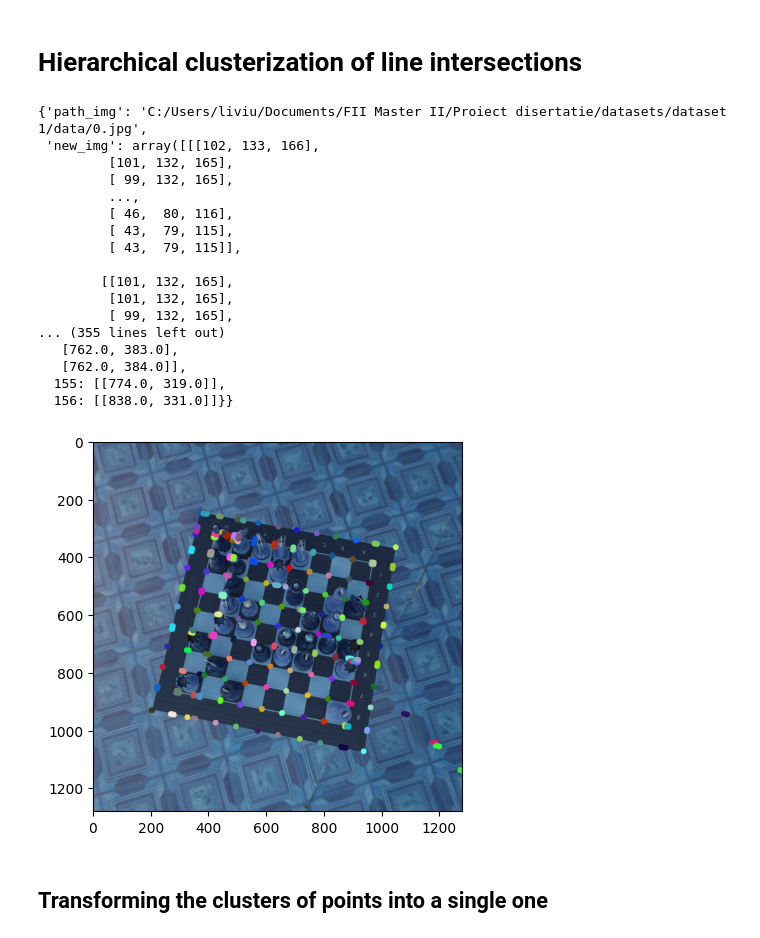
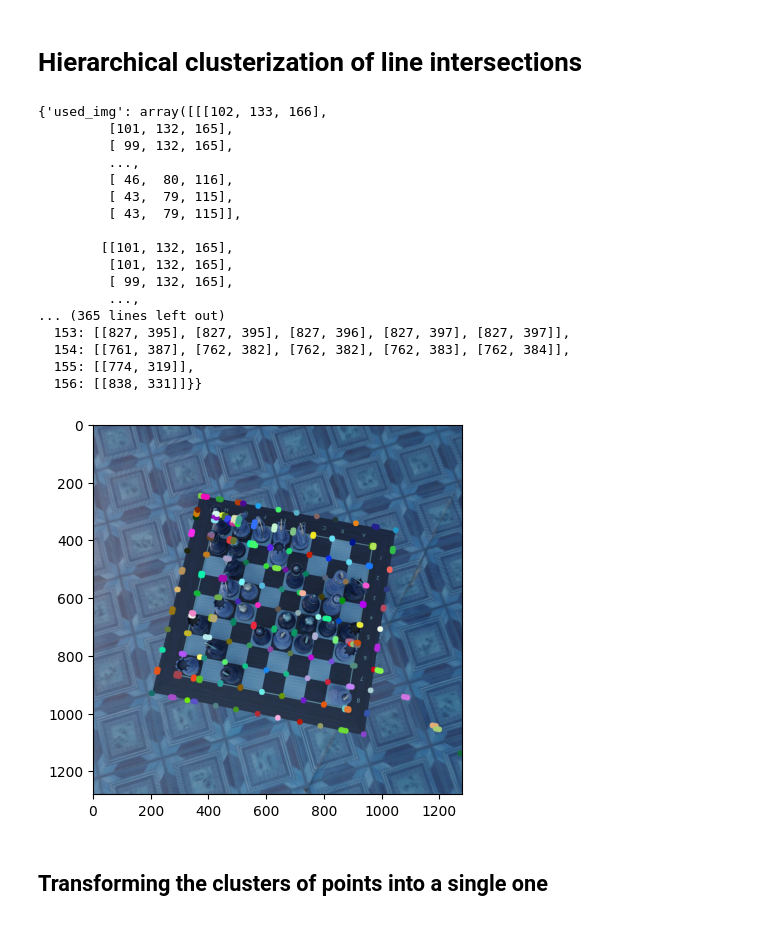
Before and after one commit to livonschistrate/Chess_in_CV_study, a Jupyter notebook: notebooks/hierarchical_clusterizations.ipynb, the cells around one changed output. Saved outputs shown, nothing was run; the diff lists cells and outputs as text; code cells hidden in the pictures.

```diff
--- a/notebooks/hierarchical_clusterizations.ipynb
+++ b/notebooks/hierarchical_clusterizations.ipynb
@@ -22,34 +22,34 @@ def line_distance(a, b):
     return np.linalg.norm(np.array(a) - np.array(b))
 
 
-def cluster_lines(filename, lines):
-    distances = pdist(lines, metric=line_distance)
+def cluster_lines(lines):
+    distances = pdist(lines['coords'], metric=line_distance)
     links = linkage(distances, method='single')
     cluster_ids = fcluster(links, 15, criterion='distance')
     n_clusters = np.unique(cluster_ids)
 
-    image_copy = cv.imread(filename)
+    image_copy = np.copy(lines['used_img'])
     # image_copy = cv.cvtColor(image_copy, cv.COLOR_BGR2RGB)
     cluster_colors = {i: (np.random.randint(0, 255), np.random.randint(0, 255), np.random.randint(0, 255)) for i in
                       n_clusters}
-    for line, cluster_id in zip(lines, cluster_ids):
+    for line, cluster_id in zip(lines['coords'], cluster_ids):
         cv.line(image_copy, (round(line[0]), round(line[1])), (round(line[2]), round(line[3])), cluster_colors[cluster_id], 10)
 
     plt.imshow(image_copy)
 
     cluster_dict = {key: [] for key in n_clusters}
     for i in range(len(cluster_ids)):
-        cluster_dict[cluster_ids[i]].append(lines[i])
+        cluster_dict[cluster_ids[i]].append(lines['coords'][i])
 
     clusters_found = {
-        'path_img': filename,
+        'used_img': lines['used_img'],
         'new_img': image_copy,
         'dict': cluster_dict
     }
 
     return clusters_found
 
-
-lines = hough_line_detect_response(read_image(filename))
-cluster_lines(filename, lines['coords'])
+canny_edges = canny_edge_response(read_image(filename), low_thr=10, high_thr=200)
+lines = hough_line_detect_response(canny_edges)
+cluster_lines(lines)
 # %% [output]
@@ -77,7 +77,7 @@ cluster_lines(filename, lines['coords'])
 def augment_cluster_lines(cluster_dict):
     augmented_cluster = {key: (np.mean(np.array(values)[:, 0]), np.mean(np.array(values)[:, 1]), np.mean(np.array(values)[:, 2]), np.mean(np.array(values)[:, 3])) for key, values in cluster_dict['dict'].items() if values != []}
 
-    image_copy = cv.imread(cluster_dict['path_img'])
+    image_copy = np.copy(cluster_dict['used_img'])
     cluster_colors = {i + 1: (np.random.randint(0, 255), np.random.randint(0, 255), np.random.randint(0, 255)) for i in range(len(augmented_cluster))}
     for cluster_id, cluster_line in augmented_cluster.items():
         cv.line(image_copy, (round(cluster_line[0]), round(cluster_line[1])), (round(cluster_line[2]), round(cluster_line[3])), cluster_colors[cluster_id], 10)
@@ -85,12 +85,13 @@ def augment_cluster_lines(cluster_dict):
     plt.imshow(image_copy)
 
     clusters_found = {
+        'used_img': cluster_dict['used_img'],
         'img': image_copy,
         'dict': augmented_cluster
     }
 
     return clusters_found
 
-clusters = cluster_lines(filename, lines['coords'])
+clusters = cluster_lines(lines)
 augment_cluster_lines(clusters)
 # %% [output]
@@ -119,53 +120,54 @@ from scipy.cluster.hierarchy import linkage, fcluster
 from scipy.spatial.distance import pdist
 
 
-def cluster_points(filename, points):
-    distances = pdist(points, metric='euclidean')
+def cluster_points(points):
+    distances = pdist(points['list'], metric='euclidean')
     links = linkage(distances, method='ward')
     clusters = fcluster(links, 15, criterion='distance')
     unique_clusters = np.unique(clusters)
 
-    image_copy = cv.imread(filename)
+    image_copy = np.copy(points['used_img'])
     # image_copy = cv.cvtColor(image_copy, cv.COLOR_BGR2RGB)
     cluster_colors = {i: (np.random.randint(0, 255), np.random.randint(0, 255), np.random.randint(0, 255)) for i in unique_clusters}
-    for point, cluster_id in zip(points, clusters):
+    for point, cluster_id in zip(points['list'], clusters):
         cv.circle(image_copy, (round(point[0]), round(point[1])), 10, cluster_colors[cluster_id], -1)
 
     plt.imshow(image_copy)
 
     cluster_dict = {key: [] for key in unique_clusters}
     for i in range(len(clusters)):
-        cluster_dict[clusters[i]].append(points[i])
+        cluster_dict[clusters[i]].append(points['list'][i])
 
     clusters_found = {
-        'path_img': filename,
+        'used_img': points['used_img'],
         'new_img': image_copy,
         'dict': cluster_dict
     }
 
     return clusters_found
 
-inters = hough_line_intersections(read_image(filename))
-cluster_points(filename, inters['list'])
+lines = hough_line_detect_response(canny_edges, threshold=120)
+inters = hough_line_intersections(lines)
+cluster_points(inters)
 # %% [output]
-{'path_img': 'C:/Users/liviu/Documents/FII Master II/Proiect disertatie/datasets/dataset 1/data/0.jpg',
- 'new_img': array([[[102, 133, 166],
+{'used_img': array([[[102, 133, 166],
          [101, 132, 165],
          [ 99, 132, 165],
          ...,
          [ 46,  80, 116],
          [ 43,  79, 115],
          [ 43,  79, 115]],
 
         [[101, 132, 165],
          [101, 132, 165],
          [ 99, 132, 165],
-... (355 lines left out)
-   [762.0, 383.0],
-   [762.0, 384.0]],
-  155: [[774.0, 319.0]],
-  156: [[838.0, 331.0]]}}
+         ...,
+... (365 lines left out)
+  153: [[827, 395], [827, 395], [827, 396], [827, 397], [827, 397]],
+  154: [[761, 387], [762, 382], [762, 382], [762, 383], [762, 384]],
+  155: [[774, 319]],
+  156: [[838, 331]]}}
-[figure, old version]
+[figure, new version]
 # %% [markdown]
 ## Transforming the clusters of points into a single one
 # %%
```
Also changed, not shown: parts of 7 cells of this notebook, 1 other file.
